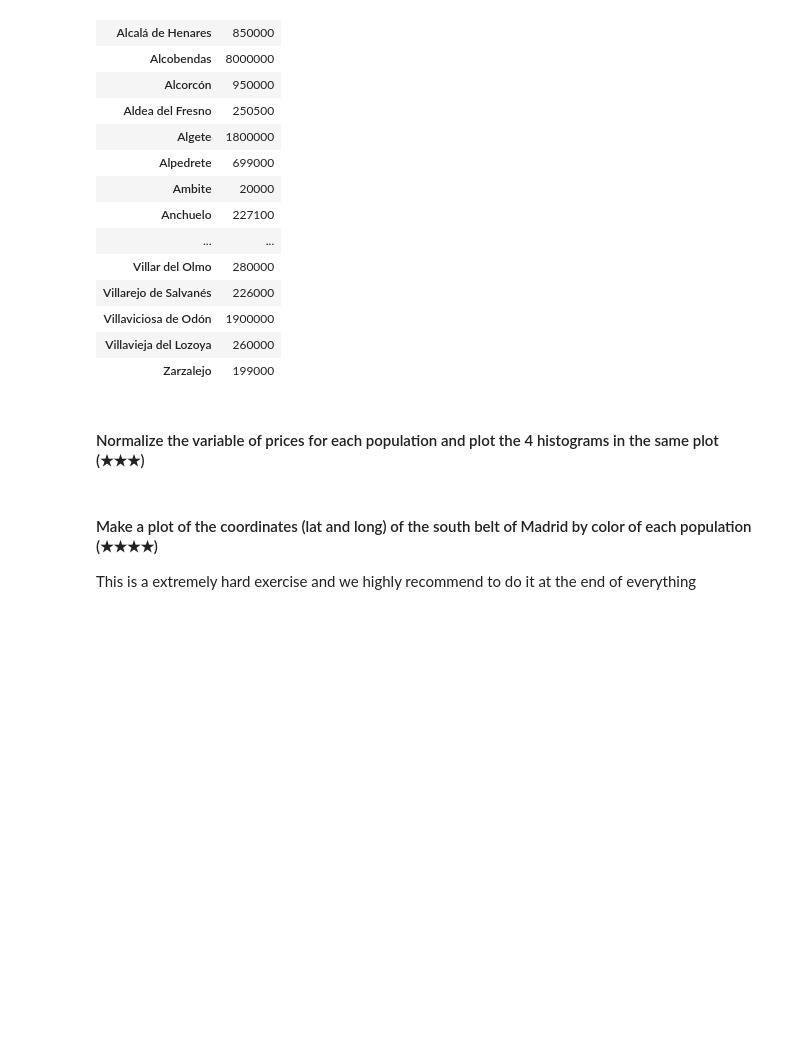
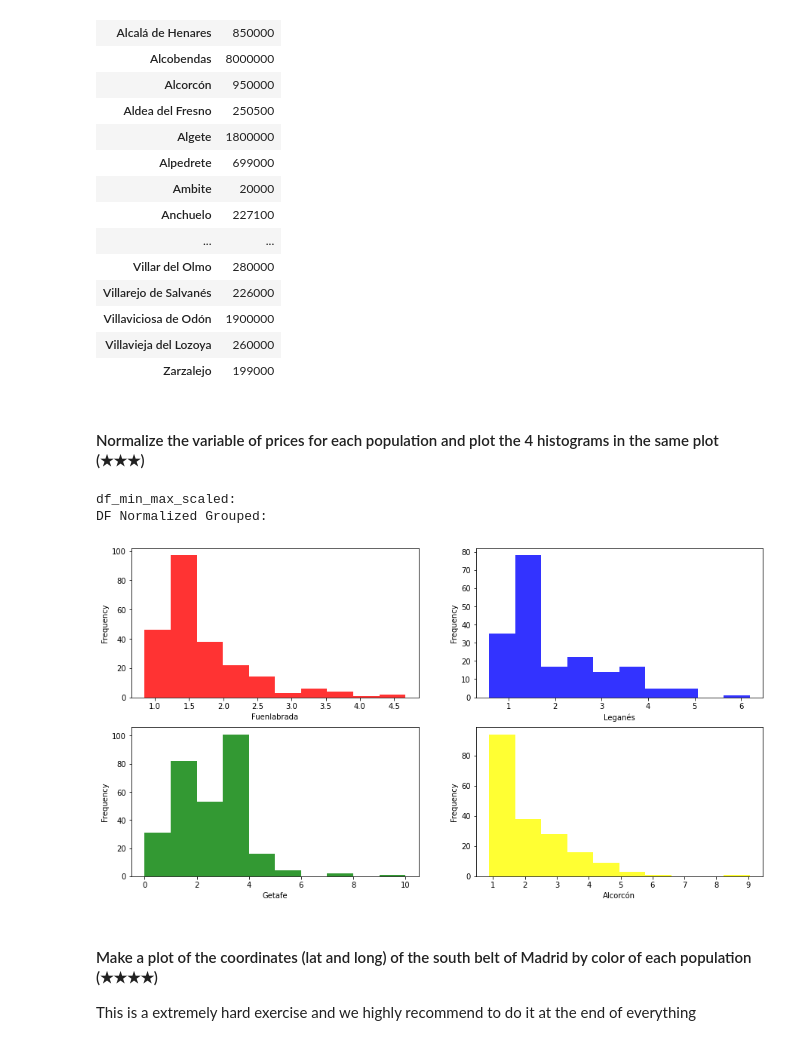
Before and after one commit to xalejandrow/realestate-datacleanup-exercise, a Jupyter notebook: project.ipynb, the cells around one changed output. Cells and saved outputs as stored; diff of their text form; code cells hidden in the pictures; blank space fills up the shorter version.

Commit message:
plot prices histogram

```diff
--- a/project.ipynb
+++ b/project.ipynb
@@ -563,6 +580,62 @@ The id of the most expensive house is  13110
 | Zarzalejo | 199000 |
 # %% [markdown]
 #### Normalize the variable of prices for each population and plot the 4 histograms in the same plot (★★★)
+# %%
+import pandas as pd
+import matplotlib.pyplot as plt
+%matplotlib inline
+df = pd.read_csv('./assets/real_estate.csv', delimiter=';')
+
+pop_serie = ["Fuenlabrada","Leganés","Getafe","Alcorcón"]
+df_sub = df.loc[df['level5'].isin(pop_serie)]
+pd.set_option('display.max_columns', None)
+#df_sub.info()
+#df_sub.tail(5)
+
+df_min_max_scaled = df_sub.copy()
+#df_min_max_scaled.info()
+
+# apply normalization techniques by Column 1 (price)
+#columns = 'price'
+
+#for column in columns:
+ #  df_min_max_scaled[column] = (df_min_max_scaled[column] - df_min_max_scaled[column].min()) / (df_min_max_scaled[column].max() - df_min_max_scaled[column].min())
+
+
+column = 'price'
+df_min_max_scaled[column] = (df_min_max_scaled[column] - df_min_max_scaled[column].min()) / (df_min_max_scaled[column].max() - df_min_max_scaled[column].min()) *10
+
+# view normalized data
+print("df_min_max_scaled: ")
+#display(df_min_max_scaled)
+print("DF Normalized Grouped: ")
+df_norm_grp = df_min_max_scaled.groupby('level5')
+#display(df_norm_grp)
+
+# define the figure and subplots
+#fig, ax = plt.subplots(2,2)
+fig = plt.figure(figsize = (15,8))
+#ax = fig.gca()
+#df.hist(ax = ax)
+
+#for group in pop_serie:
+#   df_norm_grp['price'].get_group(group).plot(kind='hist',title='Histogram', xlabel='City')
+color = ['red', 'blue', 'green', 'yellow']
+
+
+for index, group in enumerate(pop_serie):
+    plt.subplot(2,2,index+1)
+    plt.xlabel(group)
+    plt.ylabel('Frequency')
+    plt.hist(df_norm_grp['price'].get_group(group), alpha=0.8, color=color[index])
+
+
+#ax[0].bar(hr_agg.index,hr_agg['avg_salary'], color='orange')
+#df_norm_grp.where(df_norm_grp['level5'] == '"Getafe"')(df_norm_grp['price']).plot(kind='hist',title='Histogram', xlabel='City')
+# %% [output]
+df_min_max_scaled:
+DF Normalized Grouped:
+[figure, added]
 # %% [markdown]
 #### Make a plot of the coordinates (lat and long) of the south belt of Madrid by color of each population (★★★★)
 This is a extremely hard exercise and we highly recommend to do it at the end of everything
```
Also changed, not shown: parts of 3 cells of this notebook.
